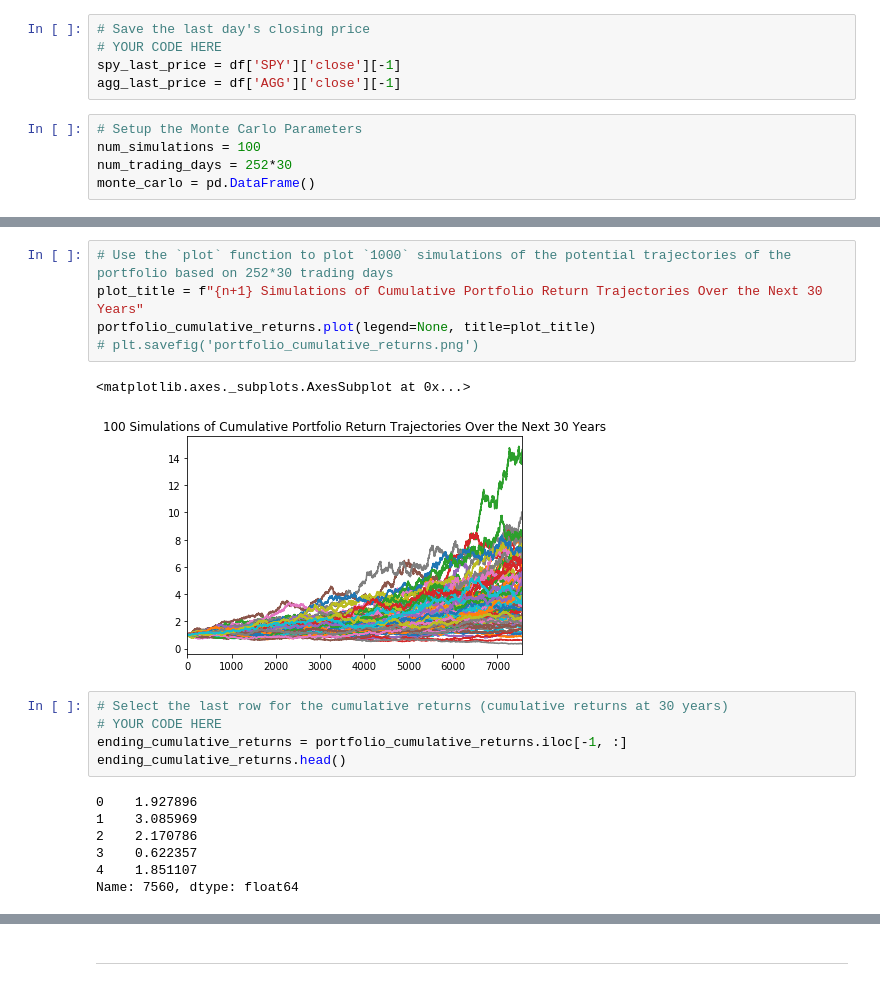
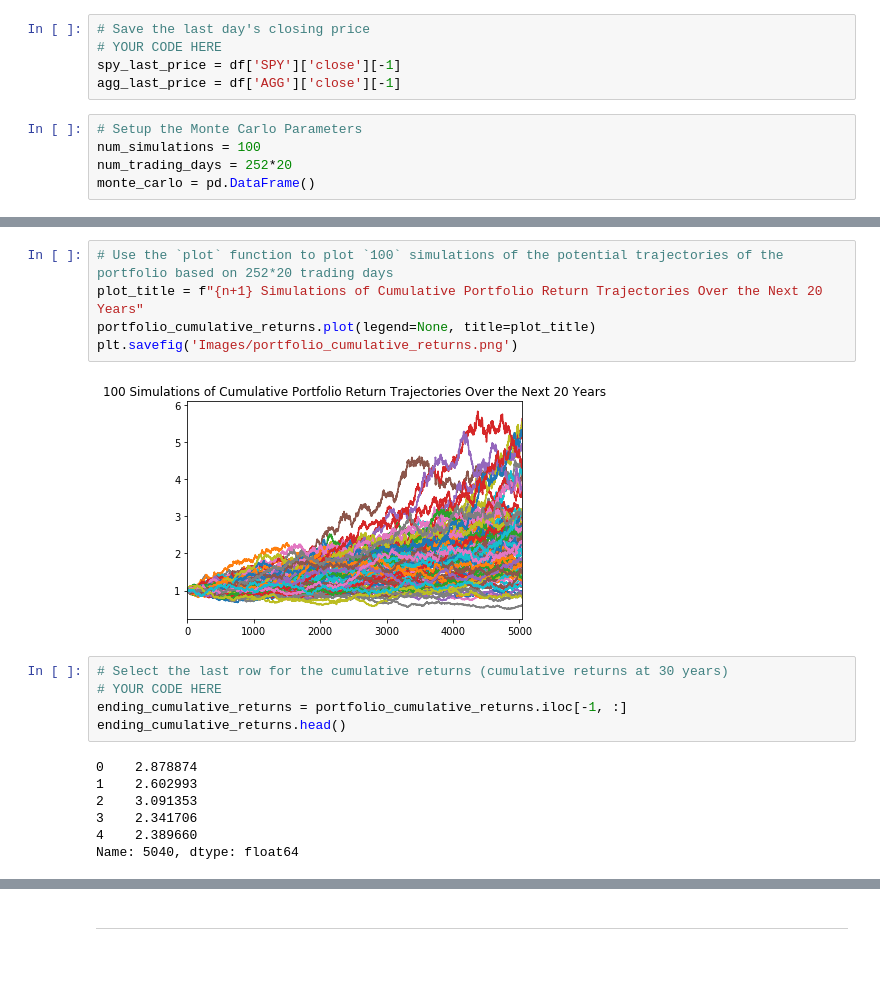
Before and after one commit to manchester9/fintech, a Jupyter notebook: 05-apis/Starter_Code/portfolio_planner.ipynb, the cells around one changed output, grey strips where cells are left out. Drawn from its saved outputs; the diff is of its cells as text.

```diff
--- a/05-apis/Starter_Code/portfolio_planner.ipynb
+++ b/05-apis/Starter_Code/portfolio_planner.ipynb
@@ -120,7 +120,7 @@ agg_last_price = df['AGG']['close'][-1]
 # %%
 # Setup the Monte Carlo Parameters
 num_simulations = 100
-num_trading_days = 252*30
+num_trading_days = 252*20
 monte_carlo = pd.DataFrame()
 # %%
 # YOUR CODE HERE
@@ -176,23 +176,22 @@ simulated_price_df.head()
 # %%
-# Use the `plot` function to plot `1000` simulations of the potential trajectories of the portfolio based on 252*30 trading days
-plot_title = f"{n+1} Simulations of Cumulative Portfolio Return Trajectories Over the Next 30 Years"
+# Use the `plot` function to plot `100` simulations of the potential trajectories of the portfolio based on 252*20 trading days
+plot_title = f"{n+1} Simulations of Cumulative Portfolio Return Trajectories Over the Next 20 Years"
 portfolio_cumulative_returns.plot(legend=None, title=plot_title)
-# plt.savefig('portfolio_cumulative_returns.png')
+plt.savefig('Images/portfolio_cumulative_returns.png')
 # %% [output]
-<matplotlib.axes._subplots.AxesSubplot at 0x...>
-[figure, old version]
+[figure, new version]
 # %%
 # Select the last row for the cumulative returns (cumulative returns at 30 years)
 # YOUR CODE HERE
 ending_cumulative_returns = portfolio_cumulative_returns.iloc[-1, :]
 ending_cumulative_returns.head()
 # %% [output]
-0    1.927896
-1    3.085969
-2    2.170786
-3    0.622357
-4    1.851107
-Name: 7560, dtype: float64
+0    2.878874
+1    2.602993
+2    3.091353
+3    2.341706
+4    2.389660
+Name: 5040, dtype: float64
 # %%
 # Use the `plot` function to plot a frequency distribution of simulated ending prices
 ending_cumulative_returns.plot(kind='hist', bins=10)
```
Also changed, not shown: parts of 11 cells of this notebook, 11 other files.
